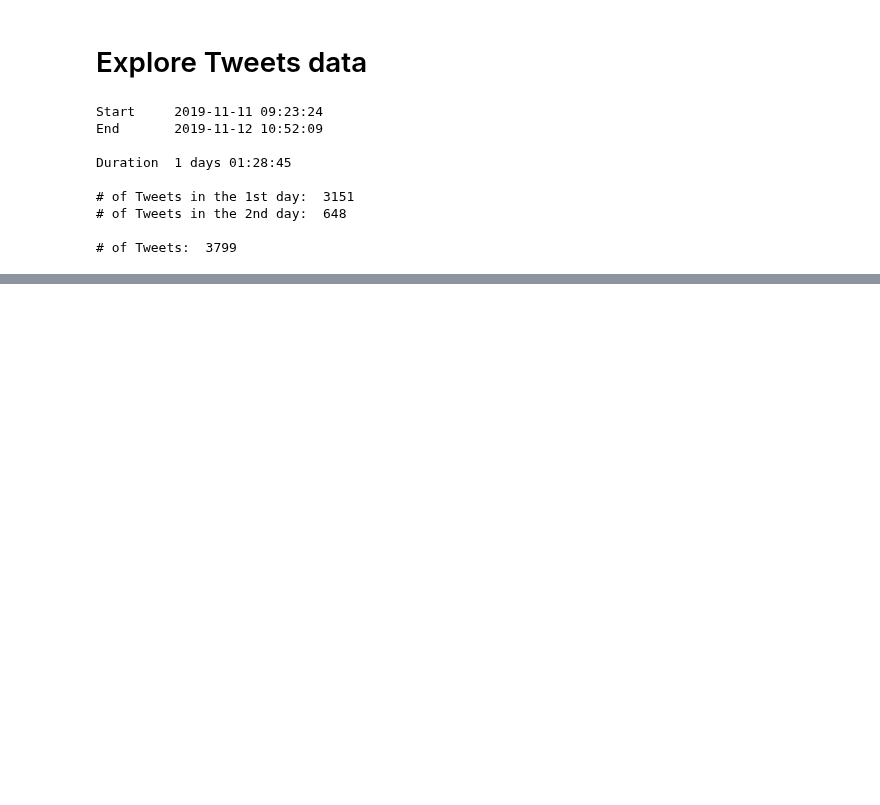
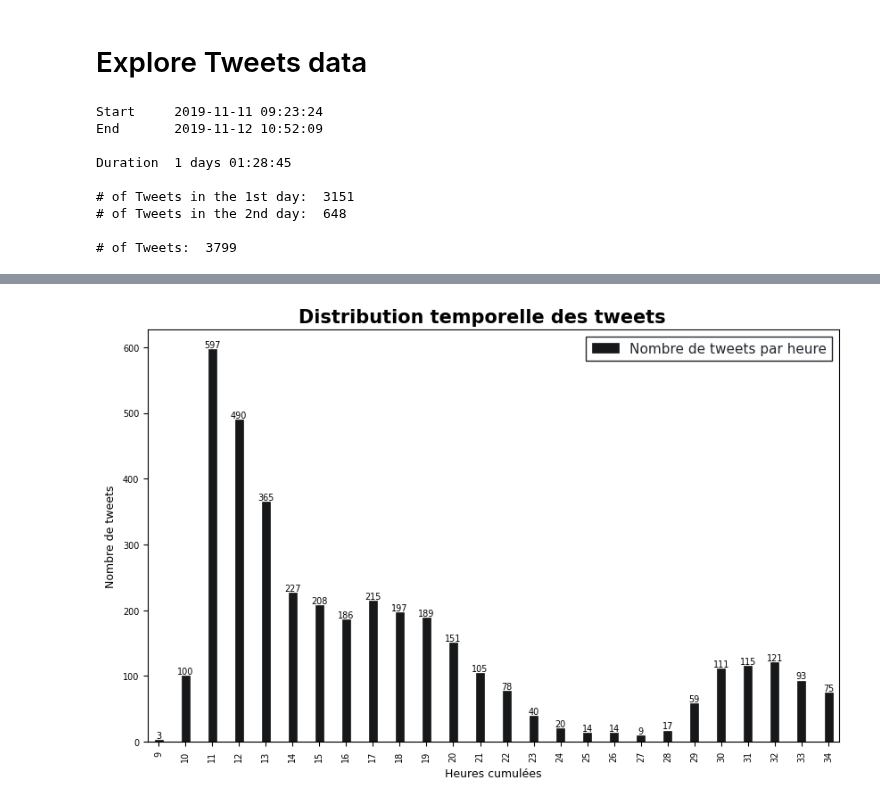
Before and after one commit to lletassey/clustering-tweets-earthquake, a Jupyter notebook: notebooks/explore.ipynb, the cells around one changed output, grey strips where cells are left out. Drawn from its saved outputs; the diff is of its cells as text; code cells hidden in the pictures; blank space fills up the shorter version.

```diff
--- a/notebooks/explore.ipynb
+++ b/notebooks/explore.ipynb
@@ -5,7 +5,7 @@ import os
 import pandas as pd
 
 # Set data directory
-data_dir = os.path.realpath("../data")
+data_dir = os.path.realpath("../data/tweets/")
 
 # Check if tweets.h5 exists (if previously converted)
 if os.path.exists(os.path.join(data_dir, "tweets.h5")):
@@ -79,0 +58,85 @@ ax.get_figure().savefig('./images/tweets_hour.png', dpi=300, bbox_inches='tight'
+# %%
+# Set up matplotlib rcParams (runtime configuration) for plot color
+# Create gridspec for 2 subplots
+import matplotlib
+import matplotlib.pyplot as plt
+
+GS = matplotlib.gridspec.GridSpec(1, 1)
+fig = plt.figure(figsize=(10, 6))
+fig.patch.set_facecolor("white")
+
+# Set title
+plt.figtext(
+    0.5,
+    0.92,
+    "\n".join(
+        (
+            r"Distribution temporelle des tweets",
+        )
+    ),
+    ha="center",
+    va="top",
+    fontsize=15,
+    color="black",
+    weight="heavy",
+)
+
+# Create subplots
+ax = fig.add_subplot(GS[0], projection="rectilinear")
+
+# Set background color
+ax.set_facecolor("white")
+
+# Set axis labels
+ax.set_xlabel("Heures cumulées", fontsize=9, labelpad=5, color="black")
+ax.set_ylabel("Nombre de tweets", fontsize=9, labelpad=5, color="black")
+
+# Set axis ticks color
+ax.tick_params(axis="x", colors="black", labelsize=7)
+ax.tick_params(axis="y", colors="black", labelsize=7)
+
+# Set axis color
+ax.spines["bottom"].set_color("black")
+ax.spines["left"].set_color("black")
+ax.spines["top"].set_color("black")
+ax.spines["right"].set_color("black")
+
+# Select tweets without noise
+tweets["hour"].value_counts().sort_index().plot(
+    ax=ax,
+    kind="bar",
+    color="#161819",
+    edgecolor="#161819",
+    linewidth=0.5,
+    width=0.3,
+    label="Nombre de tweets par heure",
+)
+
+# Add labels to bars
+ax.bar_label(ax.containers[0], label_type="edge", color="black", fontsize=7)
+
+# Legend
+ax.legend(
+    loc="best",
+    fontsize=11,
+    labelcolor="#22272e",
+    markerscale=2,
+    facecolor="white",
+    title_fontsize=14,
+    fancybox=False,
+    framealpha=1,
+    edgecolor="#22272e"
+)
+
+# Save figure
+plt.savefig(
+    fname=f"./images/st_dbscan/st_dbscan_hour.png",
+    dpi=300,
+    facecolor=fig.get_facecolor(),
+    pad_inches=0.3,
+    bbox_inches="tight",
+)
+
+plt.show()
+# %% [output]
+[figure, added]
```
Also changed, not shown: parts of 1 cell of this notebook, 2 other files.
